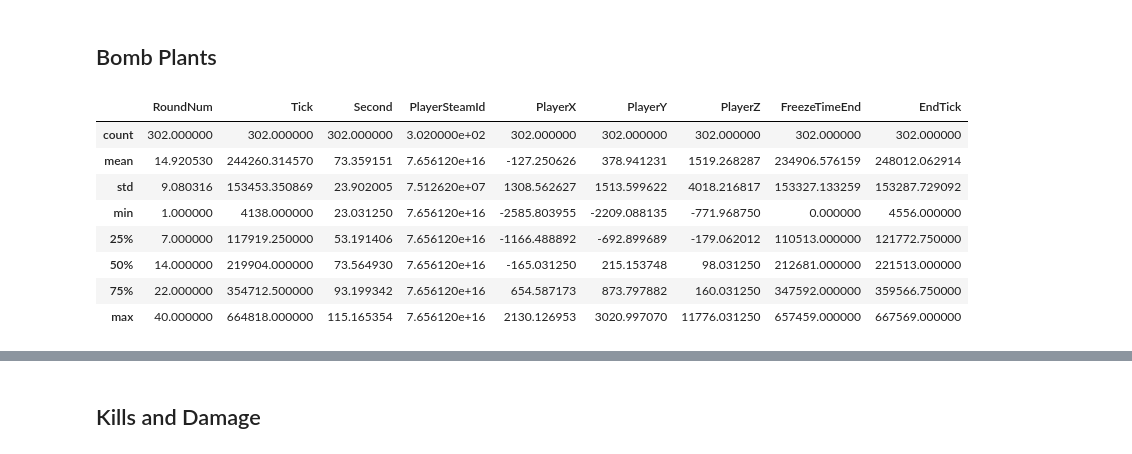
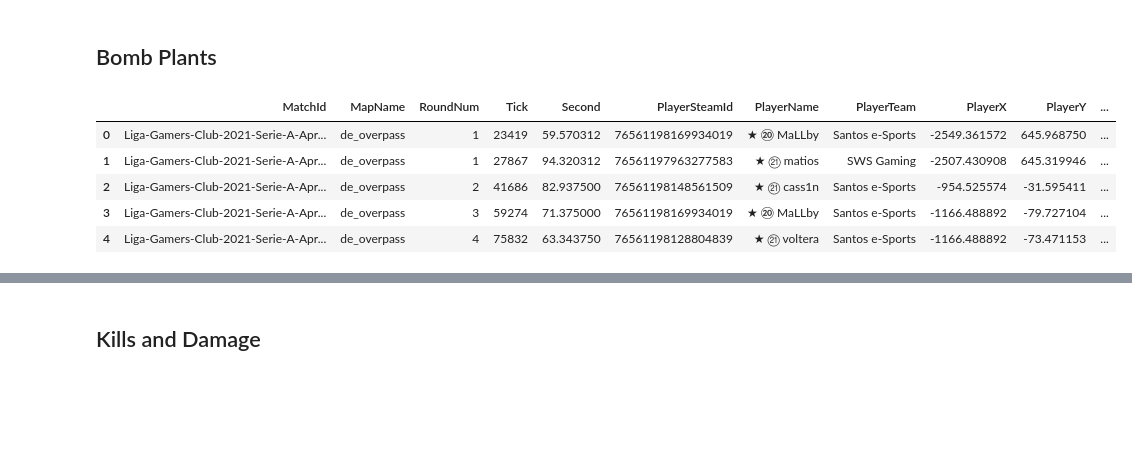
Before and after one commit to cameronshinn/csgo-wpc-rating, a Jupyter notebook: create_game_states.ipynb, the cells around one changed output, grey strips where cells are left out. Saved outputs shown, nothing was run; the diff lists cells and outputs as text; code cells hidden in the pictures; blank space fills up the shorter version.

```diff
--- a/create_game_states.ipynb
+++ b/create_game_states.ipynb
@@ -1,8 +1,8 @@
 # %%
 import pandas as pd
 
-damages_df = pd.read_csv('Damages.csv', index_col=0)
-player_frames_df = pd.read_csv('PlayerFrames.csv', index_col=0)
-bomb_events_df = pd.read_csv('BombEvents.csv', index_col=0)
-rounds_df = pd.read_csv('Rounds.csv', index_col=0)
-kills_df = pd.read_csv('Kills.csv', index_col=0)
+damages_df = pd.read_csv('toy_dataset/Damages.csv', index_col=0)
+player_frames_df = pd.read_csv('toy_dataset/PlayerFrames.csv', index_col=0)
+bomb_events_df = pd.read_csv('toy_dataset/BombEvents.csv', index_col=0)
+rounds_df = pd.read_csv('toy_dataset/Rounds.csv', index_col=0)
+kills_df = pd.read_csv('toy_dataset/Kills.csv', index_col=0)
@@ -12,4 +21,10 @@ game_state_cols = ['MatchId', 'MapName', 'RoundNum', 'TicksSinceStart', 'CTStart
 ## Remove events before and after the round
 # %%
 # TODO: Check that only the post-round time is getting cut (weird since the endtick and officialendtick are practically the same)
+# %%
+def keep_in_round_time(df):
+    # df needs to have "MatchId", "MapName", "RoundNum" columns
+    merged_df = df.merge(rounds_df[['MatchId', 'MapName', 'RoundNum', 'FreezeTimeEnd', 'EndTick']], how='left', on=['MatchId', 'MapName', 'RoundNum'], validate='many_to_one')
+    merged_dropped_df = merged_df[(merged_df.Tick > merged_df.FreezeTimeEnd) & (merged_df.Tick <= merged_df.EndTick)]
+    return merged_dropped_df.drop(['FreezeTimeEnd', 'EndTick'], axis=1)
 # %%
@@ -36,25 +33,16 @@ m_bomb_events_df[(m_bomb_events_df.Tick <= m_bomb_events_df.FreezeTimeEnd) | (m_
-# %%
-def keep_in_round(df):
-    df = df.merge(rounds_df[['MatchId', 'MapName', 'RoundNum', 'FreezeTimeEnd', 'EndTick']], how='left', on=['MatchId', 'MapName', 'RoundNum'], validate='many_to_one')
-    df = df[(df.Tick >= df.FreezeTimeEnd) & (df.Tick < df.EndTick)]
-    df.drop(['FreezeTimeEnd', 'EndTick'], axis=1)
-    return df
-
-damages_df = keep_in_round(damages_df)
-player_frames_df = keep_in_round(player_frames_df)
-bomb_events_df = keep_in_round(bomb_events_df)
-kills_df = keep_in_round(kills_df)
+# %%
+damages_df = keep_in_round_time(damages_df)
+player_frames_df = keep_in_round_time(player_frames_df)
+bomb_events_df = keep_in_round_time(bomb_events_df)
+kills_df = keep_in_round_time(kills_df)
 # %% [markdown]
 ## Bomb Plants
 # %%
-bomb_events_df.describe()
+bomb_events_df.head()
 # %% [output]
-|  | RoundNum | Tick | Second | PlayerSteamId | PlayerX | PlayerY | PlayerZ | FreezeTimeEnd | EndTick |
-| count | 302.000000 | 302.000000 | 302.000000 | 3.020000e+02 | 302.000000 | 302.000000 | 302.000000 | 302.000000 | 302.000000 |
-| mean | 14.920530 | 244260.314570 | 73.359151 | 7.656120e+16 | -127.250626 | 378.941231 | 1519.268287 | 234906.576159 | 248012.062914 |
-| std | 9.080316 | 153453.350869 | 23.902005 | 7.512620e+07 | 1308.562627 | 1513.599622 | 4018.216817 | 153327.133259 | 153287.729092 |
-| min | 1.000000 | 4138.000000 | 23.031250 | 7.656120e+16 | -2585.803955 | -2209.088135 | -771.968750 | 0.000000 | 4556.000000 |
-| 25% | 7.000000 | 117919.250000 | 53.191406 | 7.656120e+16 | -1166.488892 | -692.899689 | -179.062012 | 110513.000000 | 121772.750000 |
-| 50% | 14.000000 | 219904.000000 | 73.564930 | 7.656120e+16 | -165.031250 | 215.153748 | 98.031250 | 212681.000000 | 221513.000000 |
-| 75% | 22.000000 | 354712.500000 | 93.199342 | 7.656120e+16 | 654.587173 | 873.797882 | 160.031250 | 347592.000000 | 359566.750000 |
-| max | 40.000000 | 664818.000000 | 115.165354 | 7.656120e+16 | 2130.126953 | 3020.997070 | 11776.031250 | 657459.000000 | 667569.000000 |
+|  | MatchId | MapName | RoundNum | Tick | Second | PlayerSteamId | PlayerName | PlayerTeam | PlayerX | PlayerY | ... |
+| 0 | Liga-Gamers-Club-2021-Serie-A-Apr... | de_overpass | 1 | 23419 | 59.570312 | 76561198169934019 | ★ ⑳ MaLLby | Santos e-Sports | -2549.361572 | 645.968750 | ... |
+| 1 | Liga-Gamers-Club-2021-Serie-A-Apr... | de_overpass | 1 | 27867 | 94.320312 | 76561197963277583 | ★ ㉑ matios | SWS Gaming | -2507.430908 | 645.319946 | ... |
+| 2 | Liga-Gamers-Club-2021-Serie-A-Apr... | de_overpass | 2 | 41686 | 82.937500 | 76561198148561509 | ★ ㉑ cass1n | Santos e-Sports | -954.525574 | -31.595411 | ... |
+| 3 | Liga-Gamers-Club-2021-Serie-A-Apr... | de_overpass | 3 | 59274 | 71.375000 | 76561198169934019 | ★ ⑳ MaLLby | Santos e-Sports | -1166.488892 | -79.727104 | ... |
+| 4 | Liga-Gamers-Club-2021-Serie-A-Apr... | de_overpass | 4 | 75832 | 63.343750 | 76561198128804839 | ★ ㉑ voltera | Santos e-Sports | -1166.488892 | -73.471153 | ... |
```
Also changed, not shown: parts of 42 cells of this notebook, 9 other files.
